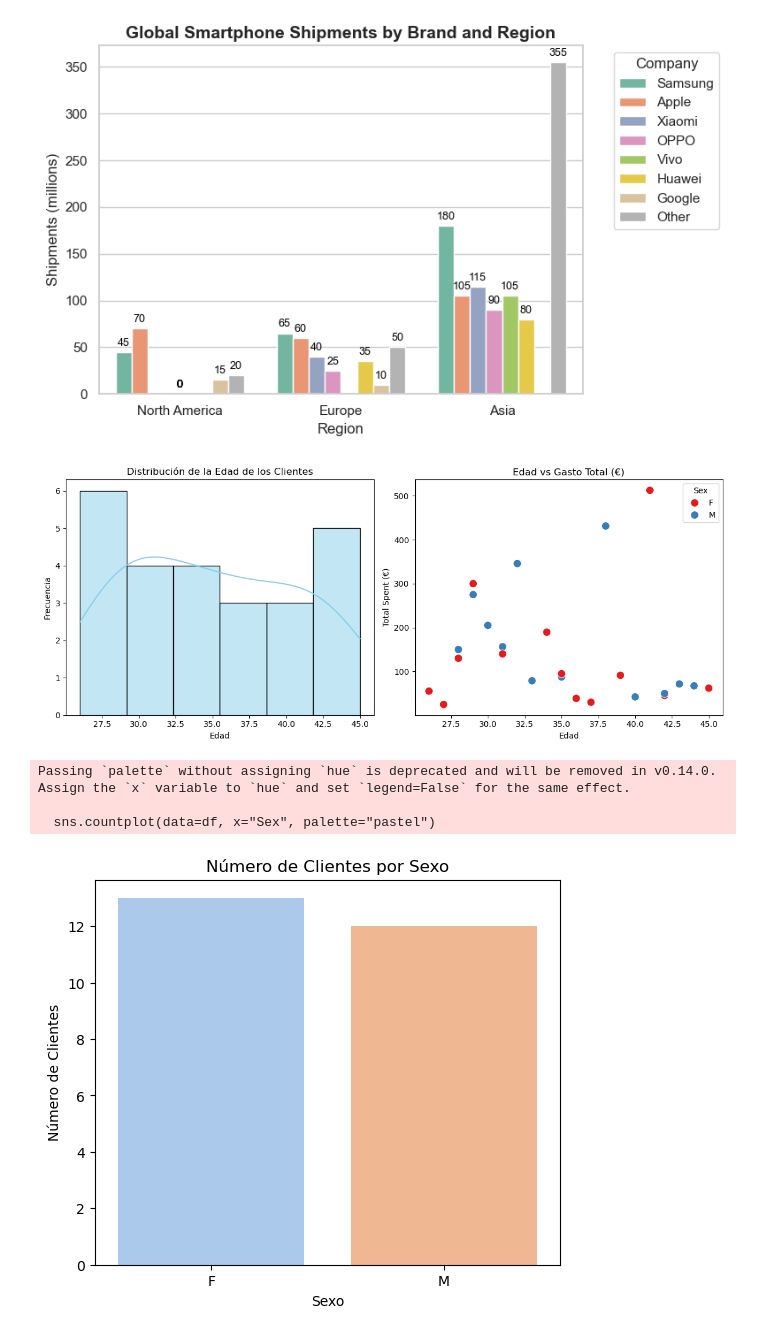
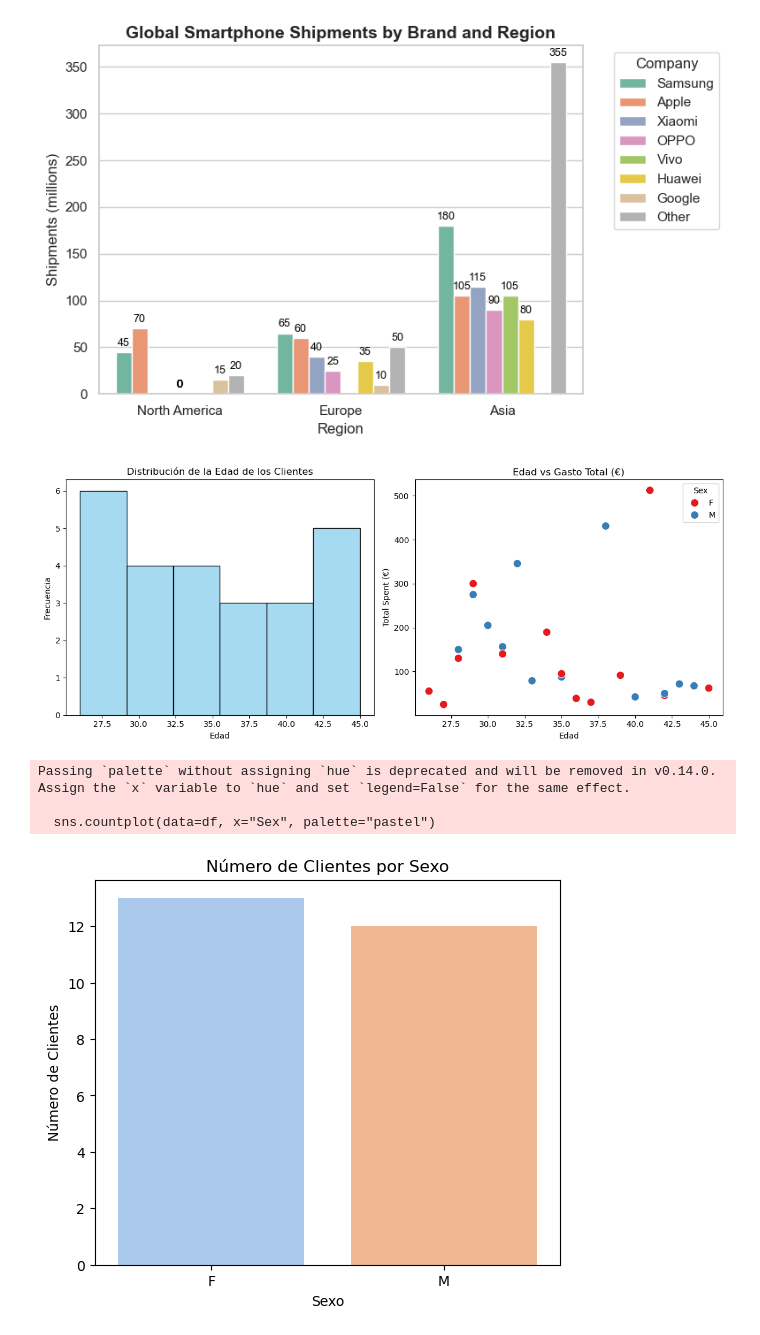
Before and after one commit to Martin0506/Taller3_BigData, a Jupyter notebook: Taller3.ipynb, the cells around one changed output. Saved outputs shown, nothing was run; the diff lists cells and outputs as text; code cells hidden in the pictures.

```diff
--- a/Taller3.ipynb
+++ b/Taller3.ipynb
@@ -60,7 +60,7 @@ plt.figure(figsize=(12,5))
 
 # Histograma de edades
 plt.subplot(1,2,1)
-sns.histplot(df["Age"], bins=6, kde=True, color="skyblue")
+sns.histplot(df["Age"], bins=6, color="skyblue")
 plt.title("Distribución de la Edad de los Clientes")
 plt.xlabel("Edad")
 plt.ylabel("Frecuencia")
@@ -69,34 +69,34 @@ plt.ylabel("Frecuencia")
 plt.subplot(1,2,2)
 sns.scatterplot(data=df, x="Age", y="Total_Spent_EUR", hue="Sex", palette="Set1", s=100)
 plt.title("Edad vs Gasto Total (€)")
 plt.xlabel("Edad")
 plt.ylabel("Total Spent (€)")
 
 plt.tight_layout()
 plt.show()
 
 
 # 2. Número de clientes por sexo
 
 plt.figure(figsize=(6,5))
 sns.countplot(data=df, x="Sex", palette="pastel")
 plt.title("Número de Clientes por Sexo")
 plt.xlabel("Sexo")
 plt.ylabel("Número de Clientes")
 plt.show()
 
 
 
 # 3. Total de ventas por departamento
 
 dept_sales = df.groupby("Department")["Total_Spent_EUR"].sum()
 
 plt.figure(figsize=(7,7))
 plt.pie(dept_sales, labels=dept_sales.index, autopct="%1.1f%%", startangle=140, colors=sns.color_palette("pastel"))
 plt.title("Participación de Ventas por Departamento")
 plt.show()
 # %% [output]
-[figure, old version]
+[figure, new version]
 Passing `palette` without assigning `hue` is deprecated and will be removed in v0.14.0. Assign the `x` variable to `hue` and set `legend=False` for the same effect.
 
   sns.countplot(data=df, x="Sex", palette="pastel")
```
